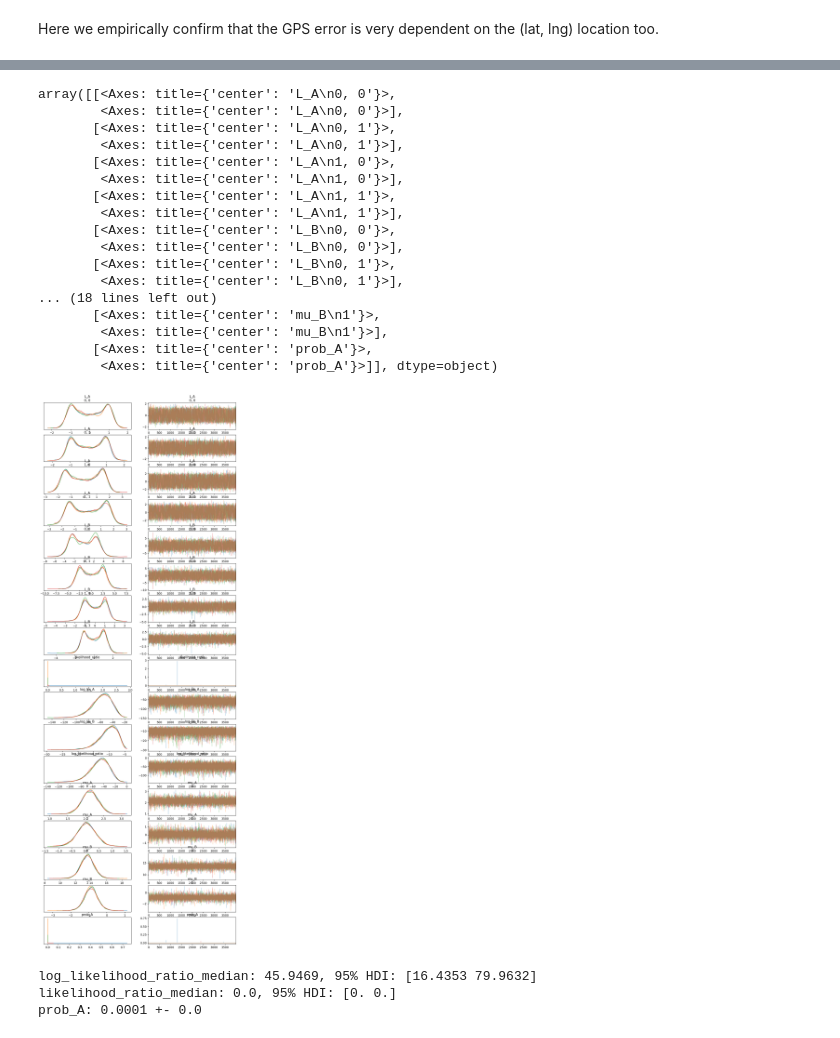
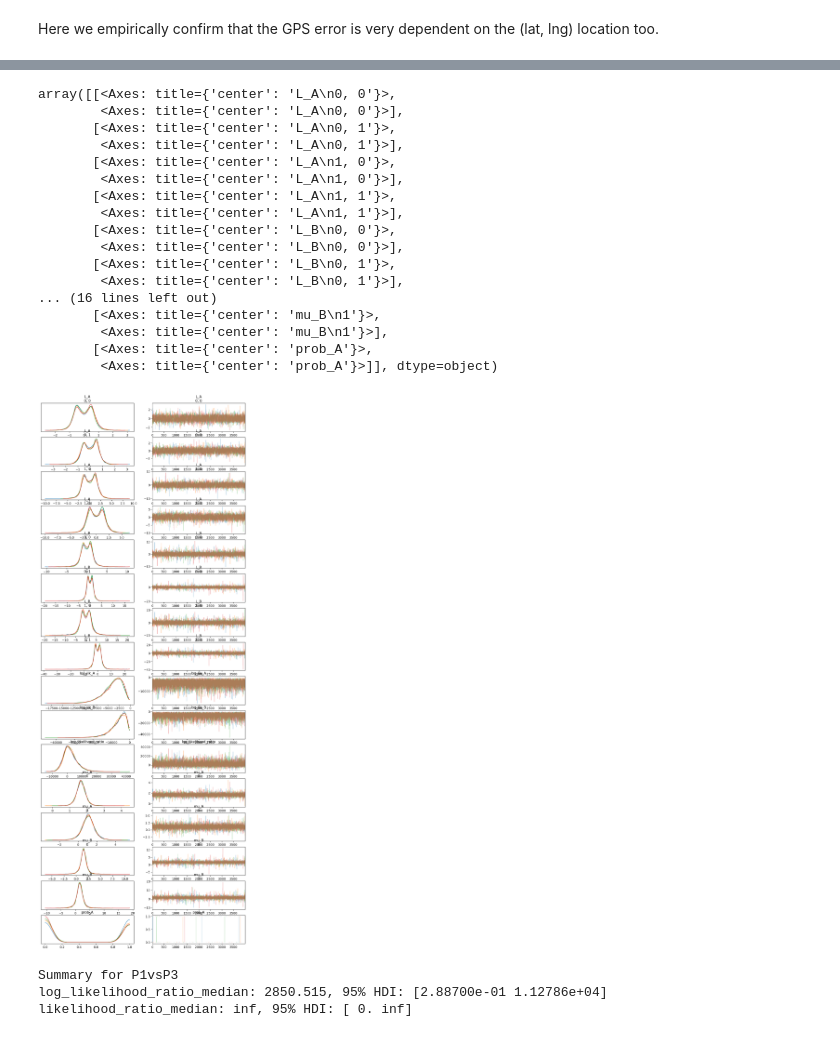
Before and after one commit to KlemenVovk/gps_evaluation, a Jupyter notebook: main.ipynb, the cells around one changed output, grey strips where cells are left out. Drawn from its saved outputs; the diff is of its cells as text; code cells hidden in the pictures.

```diff
--- a/main.ipynb
+++ b/main.ipynb
@@ -16,6 +16,9 @@ CMDSTAN_PATH = "/home/klemen/micromamba/envs/gps/bin/cmdstan"
 STAN_MODEL_PATH = 'newmodel.stan'
 FIGURES_PATH = 'figs'
 
+selected_comparison = "P2vsP3"
+
+
 set_cmdstan_path(CMDSTAN_PATH)
 
 # Quick sanity check
@@ -256,0 +219,17 @@ stan_data
+# %%
+runs = {
+    "P1vsP2": [p1_measurements, p2_measurements, p1_measurements.loc[:, ["dist", "angle"]].values, p2_measurements.loc[:, ["dist", "angle"]].values, E_wrt_P1, E_wrt_P2],
+    "P1vsP3": [p1_measurements, p3_measurements, p1_measurements.loc[:, ["dist", "angle"]].values, p3_measurements.loc[:, ["dist", "angle"]].values, E_wrt_P1, E_wrt_P3],
+    "P2vsP3": [p2_measurements, p3_measurements, p2_measurements.loc[:, ["dist", "angle"]].values, p3_measurements.loc[:, ["dist", "angle"]].values, E_wrt_P2, E_wrt_P3]
+}
+
+
+stan_data = {
+    "N_A": runs[selected_comparison][0].shape[0],
+    "N_B": runs[selected_comparison][1].shape[0],
+    "A": runs[selected_comparison][2],
+    "B": runs[selected_comparison][3],
+    "E_A": runs[selected_comparison][4],
+    "E_B": runs[selected_comparison][5]
+}
+stan_data
@@ -262,7 +262,7 @@ fit = stan_model.sample(data=stan_data,
                         iter_sampling=4000,
                         seed=1,
                         adapt_delta=0.96,
-                        # max_treedepth=12,
+                        max_treedepth=12,
                         parallel_chains=os.cpu_count())
 display(fit.summary())
 print(fit.diagnose())
@@ -320,31 +320,35 @@ Split R-hat values satisfactory all parameters.
 Processing complete, no problems detected.
 # %%
 # traceplots
-az.plot_trace(fit, compact=False)
-# az.plot_trace(fit, compact=False, var_names="~likelihood_ratio")
+# az.plot_trace(fit, compact=False)
+az.plot_trace(fit, compact=False, var_names="~likelihood_ratio") # in case its unstable
 # %% [output]
 array([[<Axes: title={'center': 'L_A\n0, 0'}>,
         <Axes: title={'center': 'L_A\n0, 0'}>],
        [<Axes: title={'center': 'L_A\n0, 1'}>,
         <Axes: title={'center': 'L_A\n0, 1'}>],
        [<Axes: title={'center': 'L_A\n1, 0'}>,
         <Axes: title={'center': 'L_A\n1, 0'}>],
        [<Axes: title={'center': 'L_A\n1, 1'}>,
         <Axes: title={'center': 'L_A\n1, 1'}>],
        [<Axes: title={'center': 'L_B\n0, 0'}>,
         <Axes: title={'center': 'L_B\n0, 0'}>],
        [<Axes: title={'center': 'L_B\n0, 1'}>,
         <Axes: title={'center': 'L_B\n0, 1'}>],
-... (18 lines left out)
+... (16 lines left out)
        [<Axes: title={'center': 'mu_B\n1'}>,
         <Axes: title={'center': 'mu_B\n1'}>],
        [<Axes: title={'center': 'prob_A'}>,
         <Axes: title={'center': 'prob_A'}>]], dtype=object)
-[figure, old version]
+[figure, new version]
 # %%
 draws_df = fit.draws_pd()
 draws_df = draws_df[['log_likelihood_ratio', 'likelihood_ratio', 'prob_A']]
 draws_df = abs(draws_df) # sign does not matter for ratios in our case, prob_A is always positive
+draws_df.to_csv(f'{GEOLOCATION}/{selected_comparison}_draws.csv', index=False)
+
+
+print(f"Summary for {selected_comparison}")
 # log likelihood ratio median + hdi
 log_likelihood_ratio_median = np.round(draws_df['log_likelihood_ratio'].median(), 4)
 log_likelihood_ratio_hdi = np.round(az.hdi(draws_df['log_likelihood_ratio'].values, hdi_prob=0.95), 4)
@@ -355,9 +359,11 @@ likelihood_ratio_median = np.round(draws_df['likelihood_ratio'].median(), 4)
 likelihood_ratio_hdi = np.round(az.hdi(draws_df['likelihood_ratio'].values, hdi_prob=0.95), 4)
 print(f"likelihood_ratio_median: {likelihood_ratio_median}, 95% HDI: {likelihood_ratio_hdi}")
 
-prob_A, prob_A_mcse = np.round(draws_df['prob_A'].mean(), 4), np.round(az.mcse(draws_df['prob_A'].values), 4)
-print(f"prob_A: {prob_A} +- {prob_A_mcse}") # probability that the device was at point A when it took the evidence E
+# skip if there are NaNs (under/overflow)
+if not np.isnan(draws_df['prob_A']).any:
+    prob_A, prob_A_mcse = np.round(draws_df['prob_A'].mean(), 4), np.round(az.mcse(draws_df['prob_A'].values), 4)
+    print(f"prob_A: {prob_A} +- {prob_A_mcse}") # probability that the device was at point A when it took the evidence E
 # %% [output]
-log_likelihood_ratio_median: 45.9469, 95% HDI: [16.4353 79.9632]
-likelihood_ratio_median: 0.0, 95% HDI: [0. 0.]
-prob_A: 0.0001 +- 0.0
+Summary for P1vsP3
+log_likelihood_ratio_median: 2850.515, 95% HDI: [2.88700e-01 1.12786e+04]
+likelihood_ratio_median: inf, 95% HDI: [ 0. inf]
```
Also changed, not shown: parts of 7 cells of this notebook, 14 other files.
